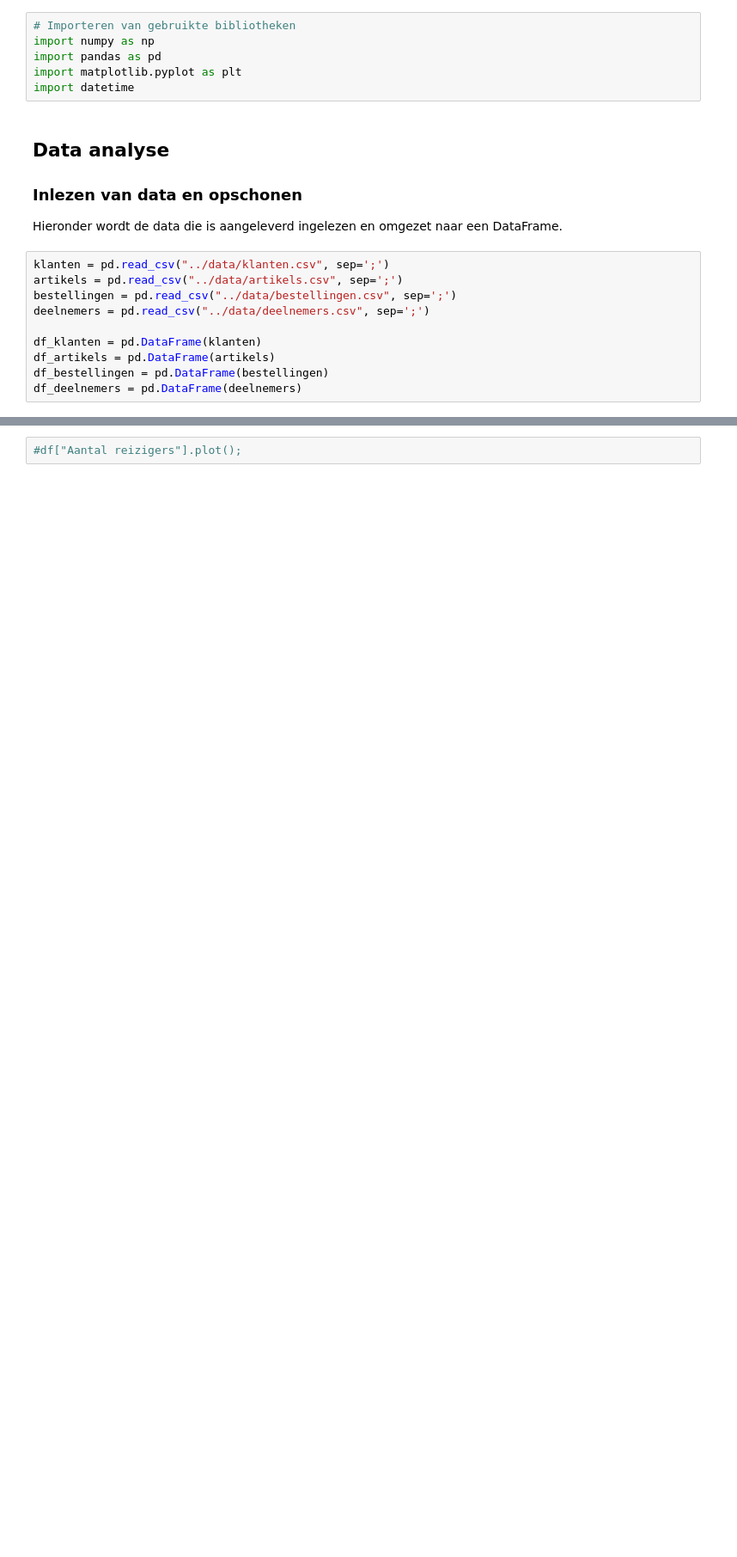
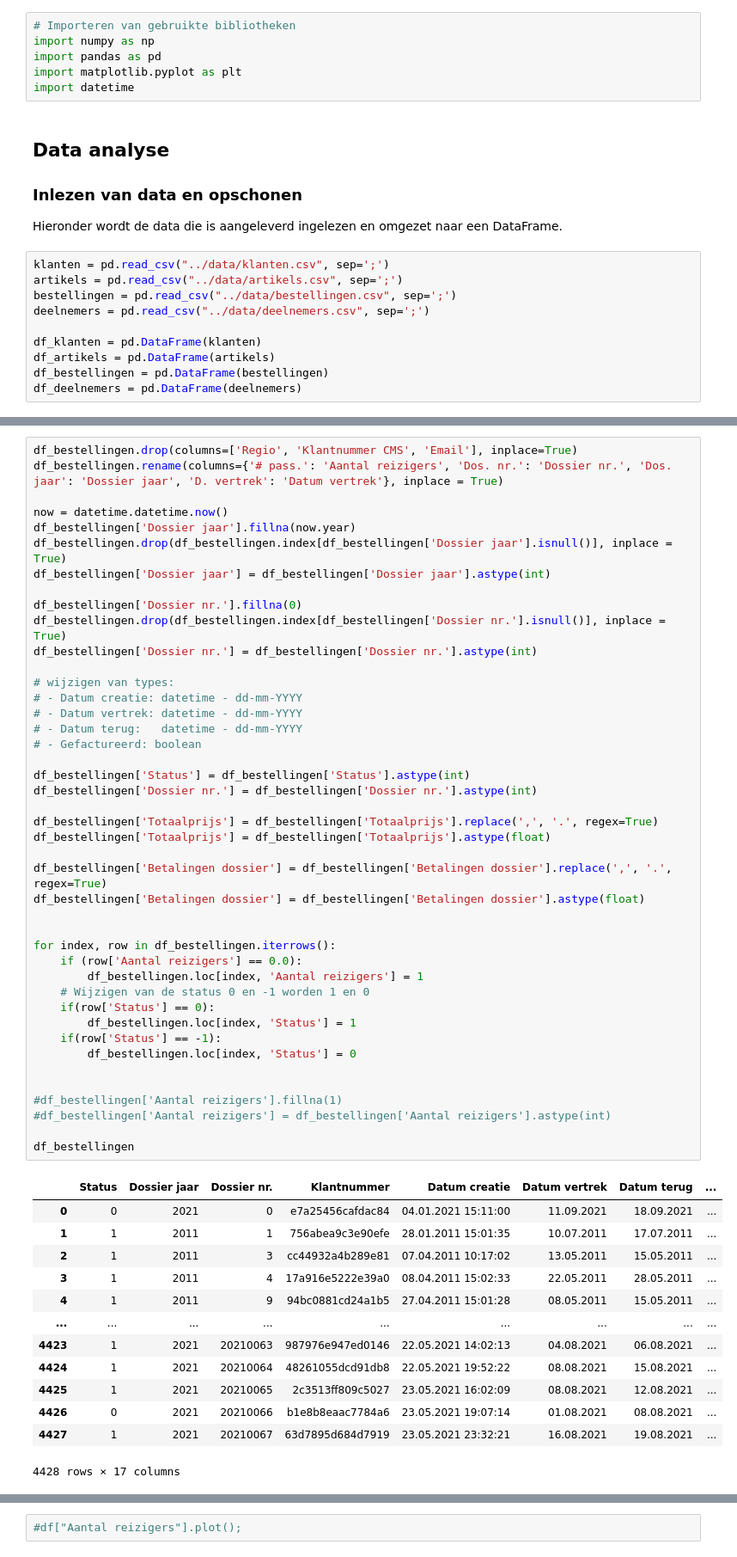
Before and after one commit to Xevro/data-science-in-python, a Jupyter notebook: Project Data Science/louis.dhont/project.ipynb, the cells around one changed output, grey strips where cells are left out. Shown at 86% size. Drawn from its saved outputs; the diff is of its cells as text; blank space fills up the shorter version.

```diff
--- a/Project Data Science/louis.dhont/project.ipynb
+++ b/Project Data Science/louis.dhont/project.ipynb
@@ -187,0 +172,57 @@ for index, row in df.iterrows():
+# %%
+df_bestellingen.drop(columns=['Regio', 'Klantnummer CMS', 'Email'], inplace=True)
+df_bestellingen.rename(columns={'# pass.': 'Aantal reizigers', 'Dos. nr.': 'Dossier nr.', 'Dos. jaar': 'Dossier jaar', 'D. vertrek': 'Datum vertrek'}, inplace = True)
+
+now = datetime.datetime.now()
+df_bestellingen['Dossier jaar'].fillna(now.year)
+df_bestellingen.drop(df_bestellingen.index[df_bestellingen['Dossier jaar'].isnull()], inplace = True)
+df_bestellingen['Dossier jaar'] = df_bestellingen['Dossier jaar'].astype(int)
+
+df_bestellingen['Dossier nr.'].fillna(0)
+df_bestellingen.drop(df_bestellingen.index[df_bestellingen['Dossier nr.'].isnull()], inplace = True)
+df_bestellingen['Dossier nr.'] = df_bestellingen['Dossier nr.'].astype(int)
+
+# wijzigen van types:
+# - Datum creatie: datetime - dd-mm-YYYY
+# - Datum vertrek: datetime - dd-mm-YYYY
+# - Datum terug:   datetime - dd-mm-YYYY
+# - Gefactureerd: boolean
+
+df_bestellingen['Status'] = df_bestellingen['Status'].astype(int)
+df_bestellingen['Dossier nr.'] = df_bestellingen['Dossier nr.'].astype(int)
+
+df_bestellingen['Totaalprijs'] = df_bestellingen['Totaalprijs'].replace(',', '.', regex=True)
+df_bestellingen['Totaalprijs'] = df_bestellingen['Totaalprijs'].astype(float)
+
+df_bestellingen['Betalingen dossier'] = df_bestellingen['Betalingen dossier'].replace(',', '.', regex=True)
+df_bestellingen['Betalingen dossier'] = df_bestellingen['Betalingen dossier'].astype(float)
+
+
+for index, row in df_bestellingen.iterrows():
+    if (row['Aantal reizigers'] == 0.0):
+        df_bestellingen.loc[index, 'Aantal reizigers'] = 1
+    # Wijzigen van de status 0 en -1 worden 1 en 0
+    if(row['Status'] == 0):
+        df_bestellingen.loc[index, 'Status'] = 1
+    if(row['Status'] == -1):
+        df_bestellingen.loc[index, 'Status'] = 0
+
+
+#df_bestellingen['Aantal reizigers'].fillna(1)
+#df_bestellingen['Aantal reizigers'] = df_bestellingen['Aantal reizigers'].astype(int)
+
+df_bestellingen
+# %% [output]
+|  | Status | Dossier jaar | Dossier nr. | Klantnummer | Datum creatie | Datum vertrek | Datum terug | ... |
+| 0 | 0 | 2021 | 0 | e7a25456cafdac84 | 04.01.2021 15:11:00 | 11.09.2021 | 18.09.2021 | ... |
+| 1 | 1 | 2011 | 1 | 756abea9c3e90efe | 28.01.2011 15:01:35 | 10.07.2011 | 17.07.2011 | ... |
+| 2 | 1 | 2011 | 3 | cc44932a4b289e81 | 07.04.2011 10:17:02 | 13.05.2011 | 15.05.2011 | ... |
+| 3 | 1 | 2011 | 4 | 17a916e5222e39a0 | 08.04.2011 15:02:33 | 22.05.2011 | 28.05.2011 | ... |
+| 4 | 1 | 2011 | 9 | 94bc0881cd24a1b5 | 27.04.2011 15:01:28 | 08.05.2011 | 15.05.2011 | ... |
+| ... | ... | ... | ... | ... | ... | ... | ... | ... |
+| 4423 | 1 | 2021 | 20210063 | 987976e947ed0146 | 22.05.2021 14:02:13 | 04.08.2021 | 06.08.2021 | ... |
+| 4424 | 1 | 2021 | 20210064 | 48261055dcd91db8 | 22.05.2021 19:52:22 | 08.08.2021 | 15.08.2021 | ... |
+| 4425 | 1 | 2021 | 20210065 | 2c3513ff809c5027 | 23.05.2021 16:02:09 | 08.08.2021 | 12.08.2021 | ... |
+| 4426 | 0 | 2021 | 20210066 | b1e8b8eaac7784a6 | 23.05.2021 19:07:14 | 01.08.2021 | 08.08.2021 | ... |
+| 4427 | 1 | 2021 | 20210067 | 63d7895d684d7919 | 23.05.2021 23:32:21 | 16.08.2021 | 19.08.2021 | ... |
+4428 rows × 17 columns
```
Also changed, not shown: parts of 20 cells of this notebook, 4 other files.
